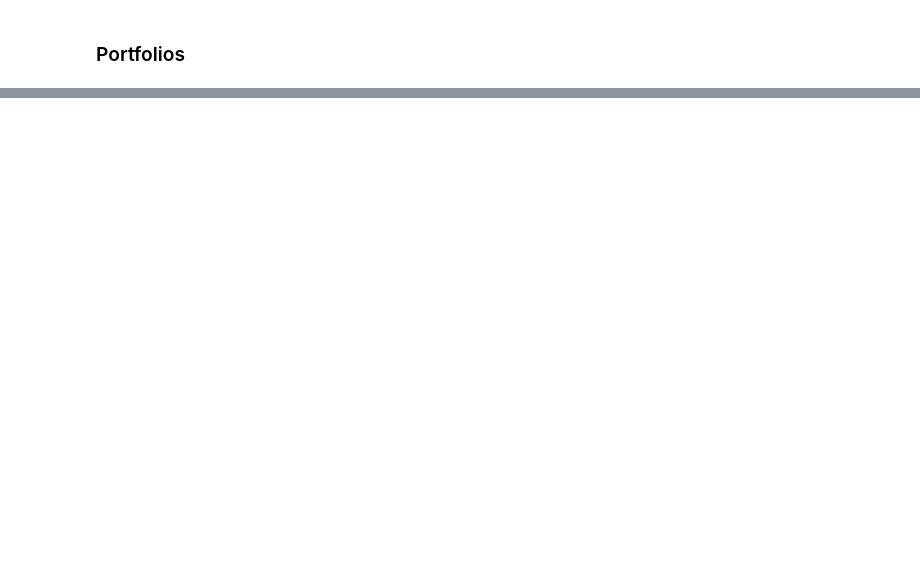
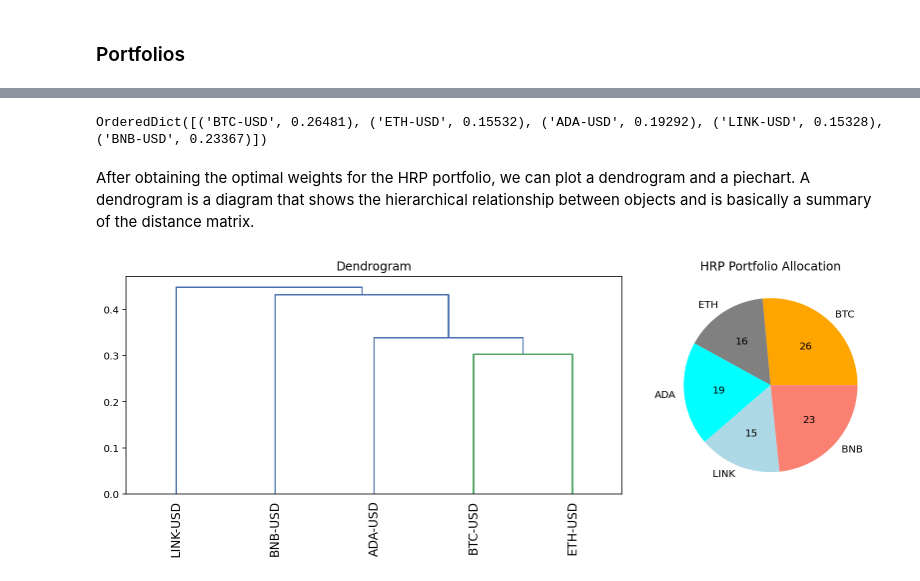
Before and after one commit to LeonHackl/Modern-Portfolio-Theory, a Jupyter notebook: MPT.ipynb, the cells around one changed output, grey strips where cells are left out. Drawn from its saved outputs; the diff is of its cells as text; code cells hidden in the pictures; blank space fills up the shorter version.

Commit message:
added hierarchical risk parity

```diff
--- a/MPT.ipynb
+++ b/MPT.ipynb
@@ -509,0 +525,30 @@ OrderedDict([('BTC-USD', 0.76677), ('ETH-USD', 0.11629), ('ADA-USD', 0.0878), ('
+# %%
+from pypfopt import HRPOpt
+returns = expected_returns.returns_from_prices(df)
+# %%
+hrp = HRPOpt(returns)
+hrp.optimize()
+weights = hrp.clean_weights()
+print(weights)
+# %% [output]
+OrderedDict([('BTC-USD', 0.26481), ('ETH-USD', 0.15532), ('ADA-USD', 0.19292), ('LINK-USD', 0.15328), ('BNB-USD', 0.23367)])
+# %% [markdown]
+After obtaining the optimal weights for the HRP portfolio, we can plot a dendrogram and a piechart. A dendrogram is a diagram that shows the hierarchical relationship between objects and is basically a summary of the distance matrix.
+# %%
+fig = plt.figure(figsize = (16, 4))
+gs = GridSpec(nrows = 1, ncols = 2, wspace = -0.2)
+
+# plot dendrogram
+ax0 = fig.add_subplot(gs[:,0])
+plotting.plot_dendrogram(hrp)
+ax0.set_title("Dendrogram")
+
+# plot hrp portfolio piechart
+ax1 = fig.add_subplot(gs[0,1])
+pd.Series(weights).plot.pie(labels = ["BTC", "ETH", "ADA", "LINK", "BNB"],
+                                colors = pie_c, autopct = my_autopct)
+plt.ylabel("")
+plt.title("HRP Portfolio Allocation")
+plt.show()
+# %% [output]
+[figure, added]
```
Also changed, not shown: parts of 24 cells of this notebook.
